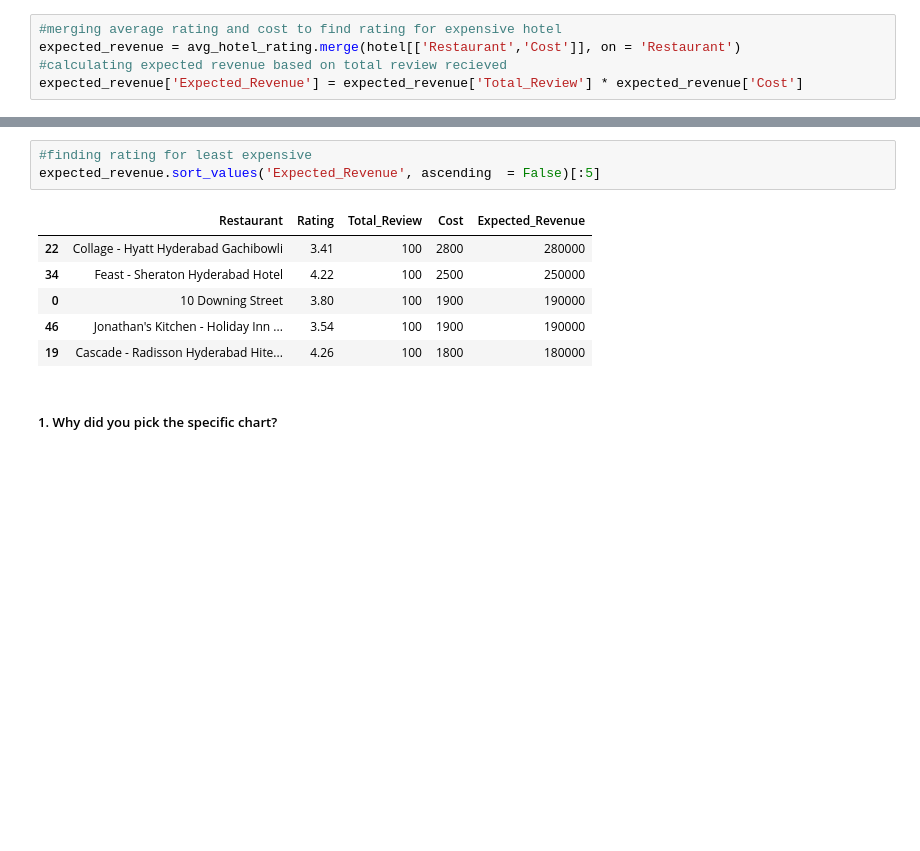
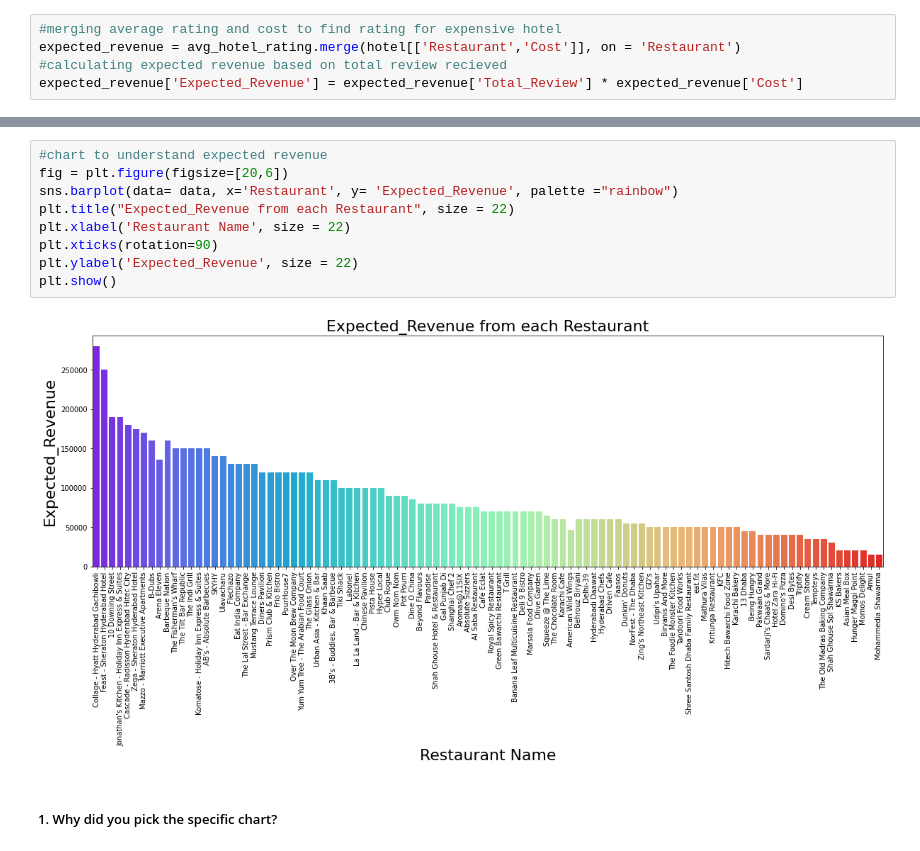
Before and after one commit to abhinav4201/UnSupervised-ML-Zomato-Restaurant-Clustering-and-Sentiment-Analysis, a Jupyter notebook: UnSupervised_ML_Zomato_Restaurant_Clustering_and_Sentiment_Analysis_capstone_project_4.ipynb, the cells around one changed output, grey strips where cells are left out. Cells and saved outputs as stored; diff of their text form; blank space fills up the shorter version.

```diff
--- a/UnSupervised_ML_Zomato_Restaurant_Clustering_and_Sentiment_Analysis_capstone_project_4.ipynb
+++ b/UnSupervised_ML_Zomato_Restaurant_Clustering_and_Sentiment_Analysis_capstone_project_4.ipynb
@@ -1074,13 +1074,14 @@ plt.show()
-# %%
-#finding rating for least expensive
-expected_revenue.sort_values('Expected_Revenue', ascending  = False)[:5]
-# %% [output]
-|  | Restaurant | Rating | Total_Review | Cost | Expected_Revenue |
-| 22 | Collage - Hyatt Hyderabad Gachibowli | 3.41 | 100 | 2800 | 280000 |
-| 34 | Feast - Sheraton Hyderabad Hotel | 4.22 | 100 | 2500 | 250000 |
-| 0 | 10 Downing Street | 3.80 | 100 | 1900 | 190000 |
-| 46 | Jonathan's Kitchen - Holiday Inn ... | 3.54 | 100 | 1900 | 190000 |
-| 19 | Cascade - Radisson Hyderabad Hite... | 4.26 | 100 | 1800 | 180000 |
+# %%
+#chart to understand expected revenue
+fig = plt.figure(figsize=[20,6])
+sns.barplot(data= data, x='Restaurant', y= 'Expected_Revenue', palette ="rainbow")
+plt.title("Expected_Revenue from each Restaurant", size = 22)
+plt.xlabel('Restaurant Name', size = 22)
+plt.xticks(rotation=90)
+plt.ylabel('Expected_Revenue', size = 22)
+plt.show()
+# %% [output]
+[figure, added]
 # %% [markdown]
 ##### 1. Why did you pick the specific chart?
 # %% [markdown]
```
Also changed, not shown: parts of 15 cells of this notebook.
